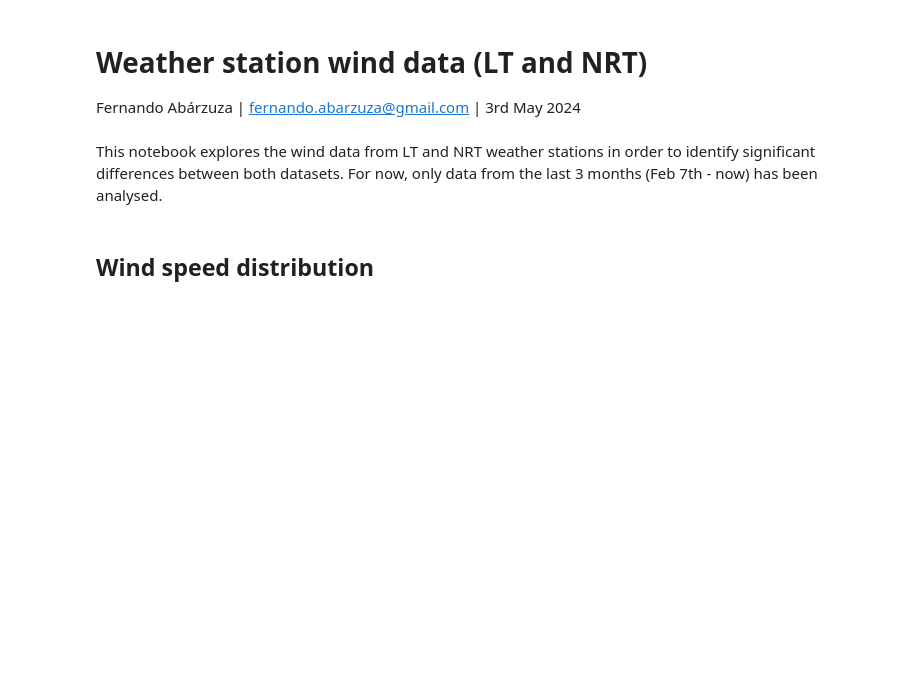
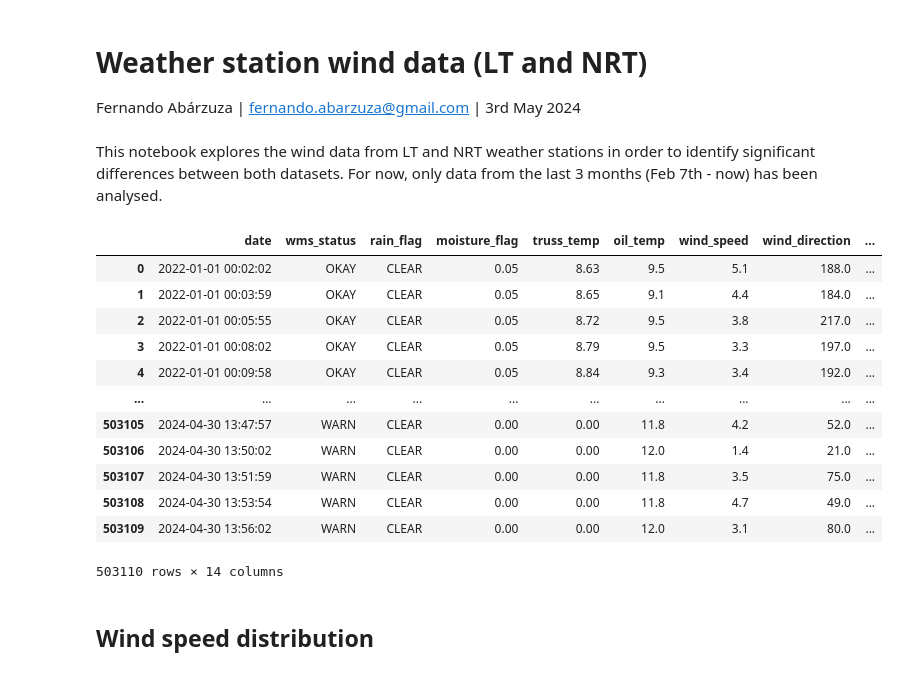
Before and after one commit to ferazuza/aspred, a Jupyter notebook: notebooks/winds.ipynb, the cells around one changed output. Drawn from its saved outputs; the diff is of its cells as text; code cells hidden in the pictures; blank space fills up the shorter version.

```diff
--- a/notebooks/winds.ipynb
+++ b/notebooks/winds.ipynb
@@ -13,6 +13,22 @@ from aspred.connector import lt_data
 # %%
 # Import LT weather data
 df_lt = lt_data()
+# %%
+df_lt
+# %% [output]
+|  | date | wms_status | rain_flag | moisture_flag | truss_temp | oil_temp | wind_speed | wind_direction | ... |
+| 0 | 2022-01-01 00:02:02 | OKAY | CLEAR | 0.05 | 8.63 | 9.5 | 5.1 | 188.0 | ... |
+| 1 | 2022-01-01 00:03:59 | OKAY | CLEAR | 0.05 | 8.65 | 9.1 | 4.4 | 184.0 | ... |
+| 2 | 2022-01-01 00:05:55 | OKAY | CLEAR | 0.05 | 8.72 | 9.5 | 3.8 | 217.0 | ... |
+| 3 | 2022-01-01 00:08:02 | OKAY | CLEAR | 0.05 | 8.79 | 9.5 | 3.3 | 197.0 | ... |
+| 4 | 2022-01-01 00:09:58 | OKAY | CLEAR | 0.05 | 8.84 | 9.3 | 3.4 | 192.0 | ... |
+| ... | ... | ... | ... | ... | ... | ... | ... | ... | ... |
+| 503105 | 2024-04-30 13:47:57 | WARN | CLEAR | 0.00 | 0.00 | 11.8 | 4.2 | 52.0 | ... |
+| 503106 | 2024-04-30 13:50:02 | WARN | CLEAR | 0.00 | 0.00 | 12.0 | 1.4 | 21.0 | ... |
+| 503107 | 2024-04-30 13:51:59 | WARN | CLEAR | 0.00 | 0.00 | 11.8 | 3.5 | 75.0 | ... |
+| 503108 | 2024-04-30 13:53:54 | WARN | CLEAR | 0.00 | 0.00 | 11.8 | 4.7 | 49.0 | ... |
+| 503109 | 2024-04-30 13:56:02 | WARN | CLEAR | 0.00 | 0.00 | 12.0 | 3.1 | 80.0 | ... |
+503110 rows × 14 columns
 # %% [markdown]
 ## Wind speed distribution
 # %%
```
